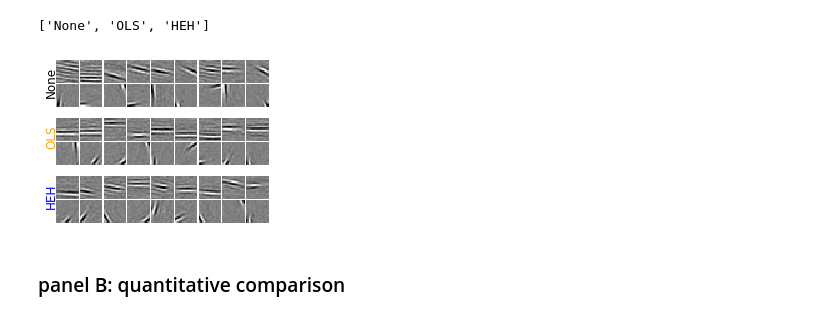
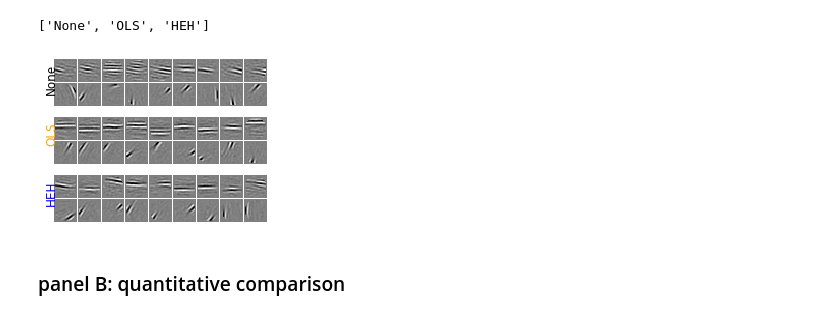
Before and after one commit to SpikeAI/HULK, a Jupyter notebook: Annex.ipynb, the cells around one changed output. Drawn from its saved outputs; the diff is of its cells as text; code cells hidden in the pictures.

Commit message:
new figures

```diff
--- a/Annex.ipynb
+++ b/Annex.ipynb
@@ -85,10 +85,10 @@ hl, hs = 10*'-', 10*' '
 tag = 'ICLR'
 datapath = '../../SparseHebbianLearning/database'
 # different runs
-#opts = dict(datapath=datapath, verbose=0)
+opts = dict(datapath=datapath, verbose=0)
 #opts = dict(cache_dir='cache_dir_cluster', datapath=datapath, verbose=0)
 #opts = dict(cache_dir='cache_dir_ICLR', datapath=datapath, verbose=0)
-opts = dict(cache_dir='cache_dir_cluster25', eta=0.002, eta_homeo=0.005, datapath=datapath, verbose=0)
+#opts = dict(cache_dir='cache_dir_cluster25', eta=0.002, eta_homeo=0.005, datapath=datapath, verbose=0)
 # %%
 from shl_scripts.shl_experiments import SHL
 shl = SHL(**opts)
@@ -130,7 +145,7 @@ rm: cache_dir_cluster25/ICLR*lock*: No such file or directory
 # %%
 fname = 'figure_map'
 N_cv = 10
-one_cv = 0 # picking one to display intermediate results
+one_cv = 9 # picking one to display intermediate results
 # %% [markdown]
 ### learning
 
@@ -190,16 +205,16 @@ homeo_methods
 # %% [output]
 ['None', 'OLS', 'HEH']
 # %%
-subplotpars = dict( left=0.042, right=1., bottom=0., top=1., wspace=0.05, hspace=0.05,)
+subplotpars = dict(left=0.042, right=1., bottom=0., top=1., wspace=0.05, hspace=0.05,)
 fig, axs = plt.subplots(3, 1, figsize=(fig_width/2, fig_width/(1+phi)), gridspec_kw=subplotpars)
 
 for ax, color, homeo_method in zip(axs.ravel(), colors, homeo_methods):
     ax.axis(c=color, lw=2, axisbg='w')
     ax.set_facecolor('w')
     fig, ax = show_dico(shl, dico[one_cv][homeo_method], data=data, dim_graph=dim_graph, fig=fig, ax=ax)
     # ax.set_ylabel(homeo_method)
-    ax.text(-8, 7*dim_graph[0], homeo_method, fontsize=12, color=color, rotation=90)#, backgroundcolor='white'
+    ax.text(-9, 7*dim_graph[0], homeo_method, fontsize=12, color=color, rotation=90)#, backgroundcolor='white'
 
 for ext in FORMATS: fig.savefig(pname + ext, dpi=dpi_export)
 # %% [output]
-[figure, old version]
+[figure, new version]
```
Also changed, not shown: parts of 12 cells of this notebook, 3 other files.
